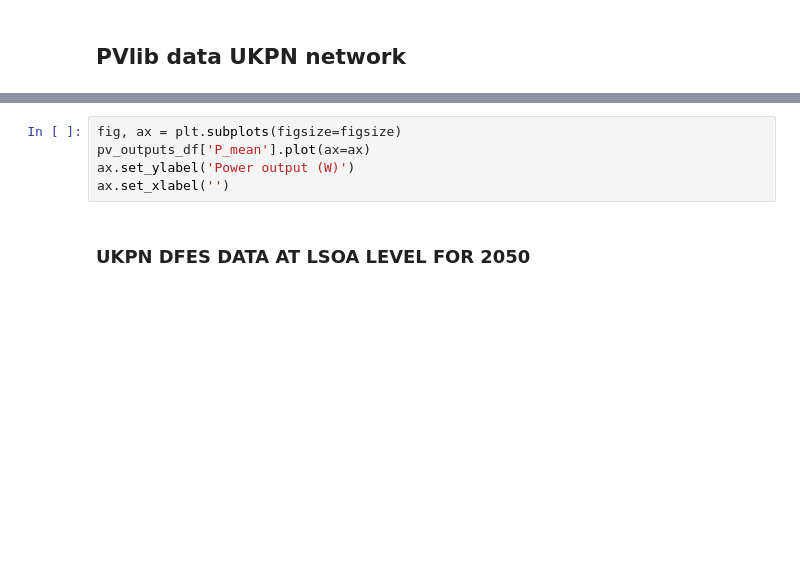
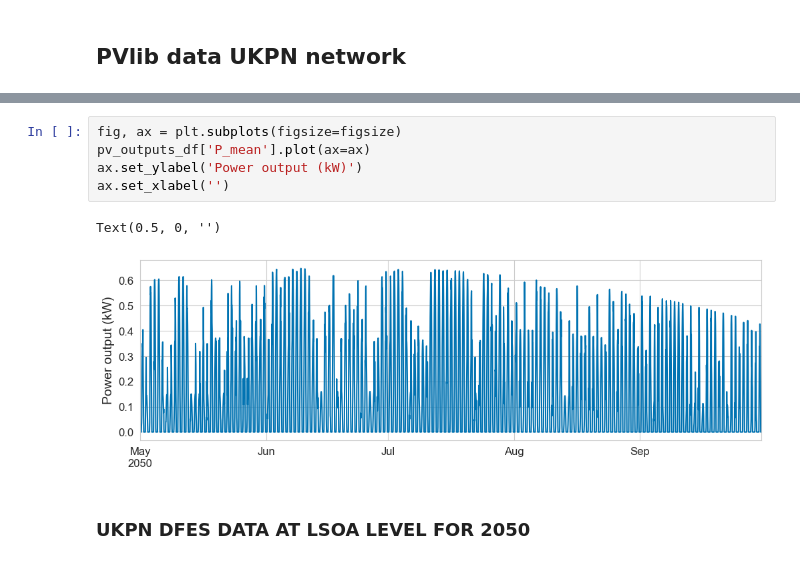
Before and after one commit to AlexandreLab/cooling_demand_UK, a Jupyter notebook: notebooks/PVlib.ipynb, the cells around one changed output, grey strips where cells are left out. Saved outputs shown, nothing was run; the diff lists cells and outputs as text; blank space fills up the shorter version.

```diff
--- a/notebooks/PVlib.ipynb
+++ b/notebooks/PVlib.ipynb
@@ -177,8 +215,11 @@ pv_outputs_df.sum()
 # %%
 fig, ax = plt.subplots(figsize=figsize)
 pv_outputs_df['P_mean'].plot(ax=ax)
-ax.set_ylabel('Power output (W)')
+ax.set_ylabel('Power output (kW)')
 ax.set_xlabel('')
+# %% [output]
+Text(0.5, 0, '')
+[figure, added]
 # %% [markdown]
 ### UKPN DFES DATA AT LSOA LEVEL FOR 2050
 # %%
```
Also changed, not shown: parts of 16 cells of this notebook, 5 other files.
